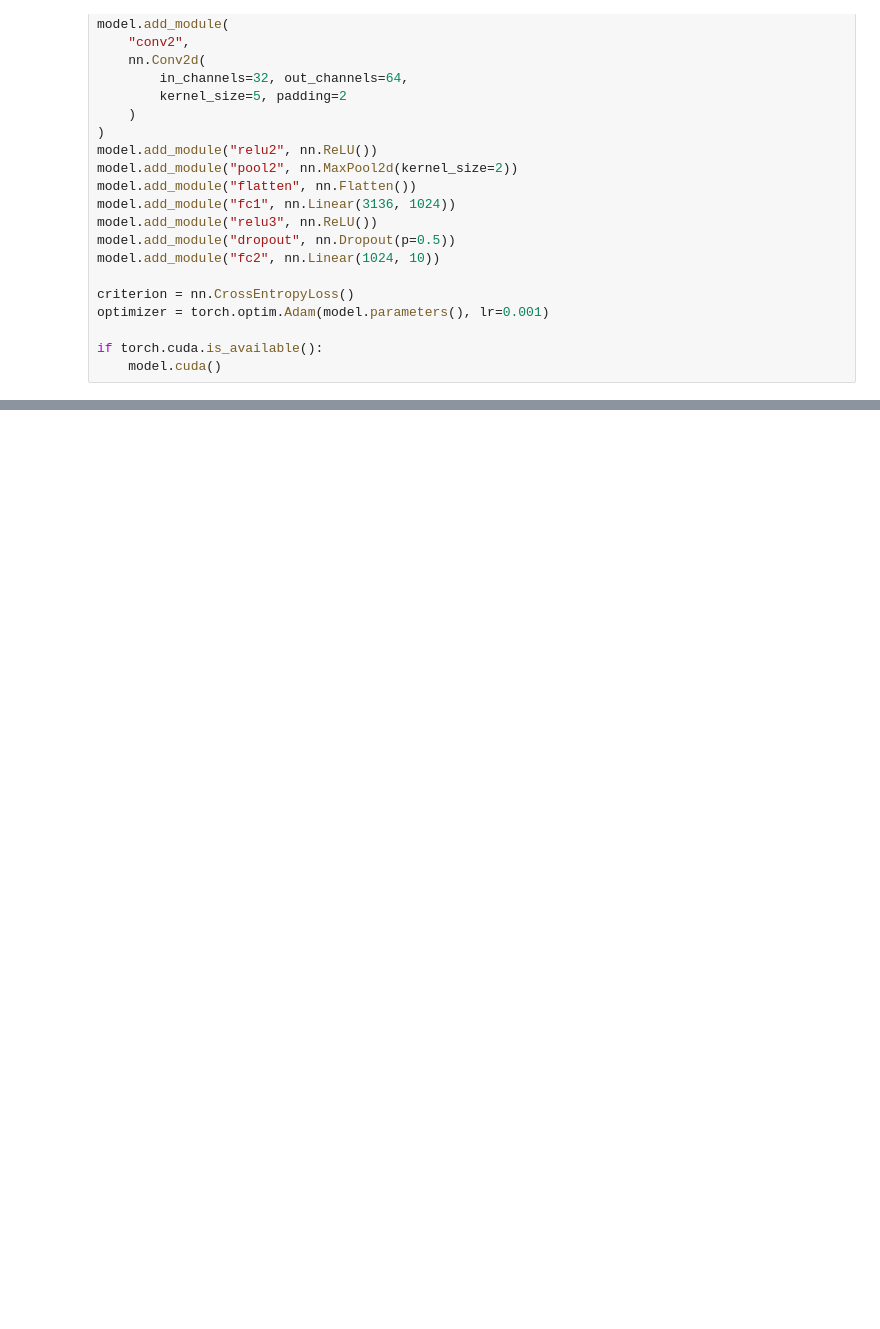
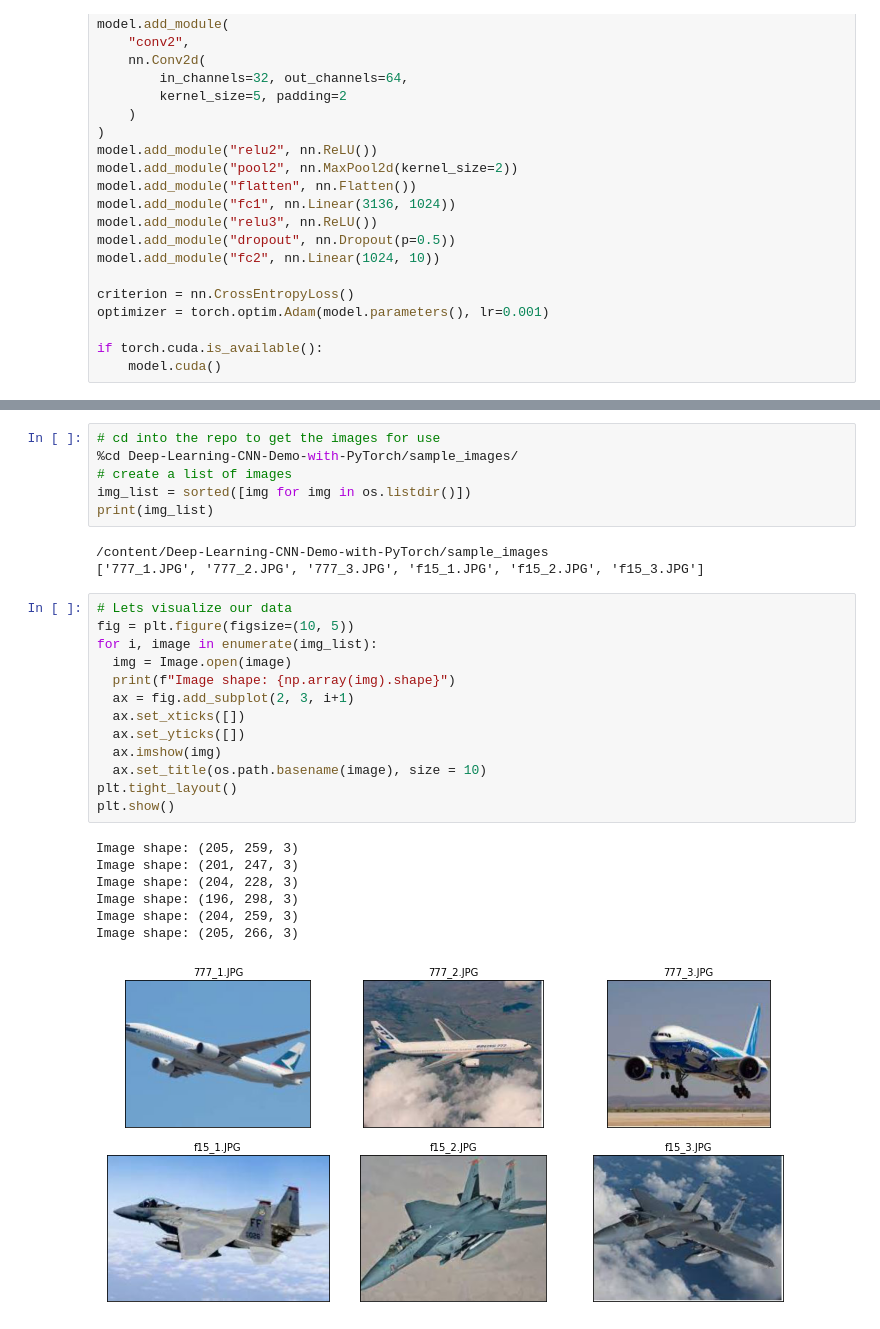
Before and after one commit to myresearch-ai/Deep-Learning-CNN-Demo-with-PyTorch, a Jupyter notebook: 1_1_PyTorch_CNN_Tutorial_MNIST.ipynb, the cells around one changed output, grey strips where cells are left out. Saved outputs shown, nothing was run; the diff lists cells and outputs as text; blank space fills up the shorter version.

```diff
--- a/1_1_PyTorch_CNN_Tutorial_MNIST.ipynb
+++ b/1_1_PyTorch_CNN_Tutorial_MNIST.ipynb
@@ -304,0 +382,30 @@ Finished Training
+# %%
+# cd into the repo to get the images for use
+%cd Deep-Learning-CNN-Demo-with-PyTorch/sample_images/
+# create a list of images
+img_list = sorted([img for img in os.listdir()])
+print(img_list)
+# %% [output]
+/content/Deep-Learning-CNN-Demo-with-PyTorch/sample_images
+['777_1.JPG', '777_2.JPG', '777_3.JPG', 'f15_1.JPG', 'f15_2.JPG', 'f15_3.JPG']
+# %%
+# Lets visualize our data
+fig = plt.figure(figsize=(10, 5))
+for i, image in enumerate(img_list):
+  img = Image.open(image)
+  print(f"Image shape: {np.array(img).shape}")
+  ax = fig.add_subplot(2, 3, i+1)
+  ax.set_xticks([])
+  ax.set_yticks([])
+  ax.imshow(img)
+  ax.set_title(os.path.basename(image), size = 10)
+plt.tight_layout()
+plt.show()
+# %% [output]
+Image shape: (205, 259, 3)
+Image shape: (201, 247, 3)
+Image shape: (204, 228, 3)
+Image shape: (196, 298, 3)
+Image shape: (204, 259, 3)
+Image shape: (205, 266, 3)
+[figure, added]
```
Also changed, not shown: parts of 25 cells of this notebook.
